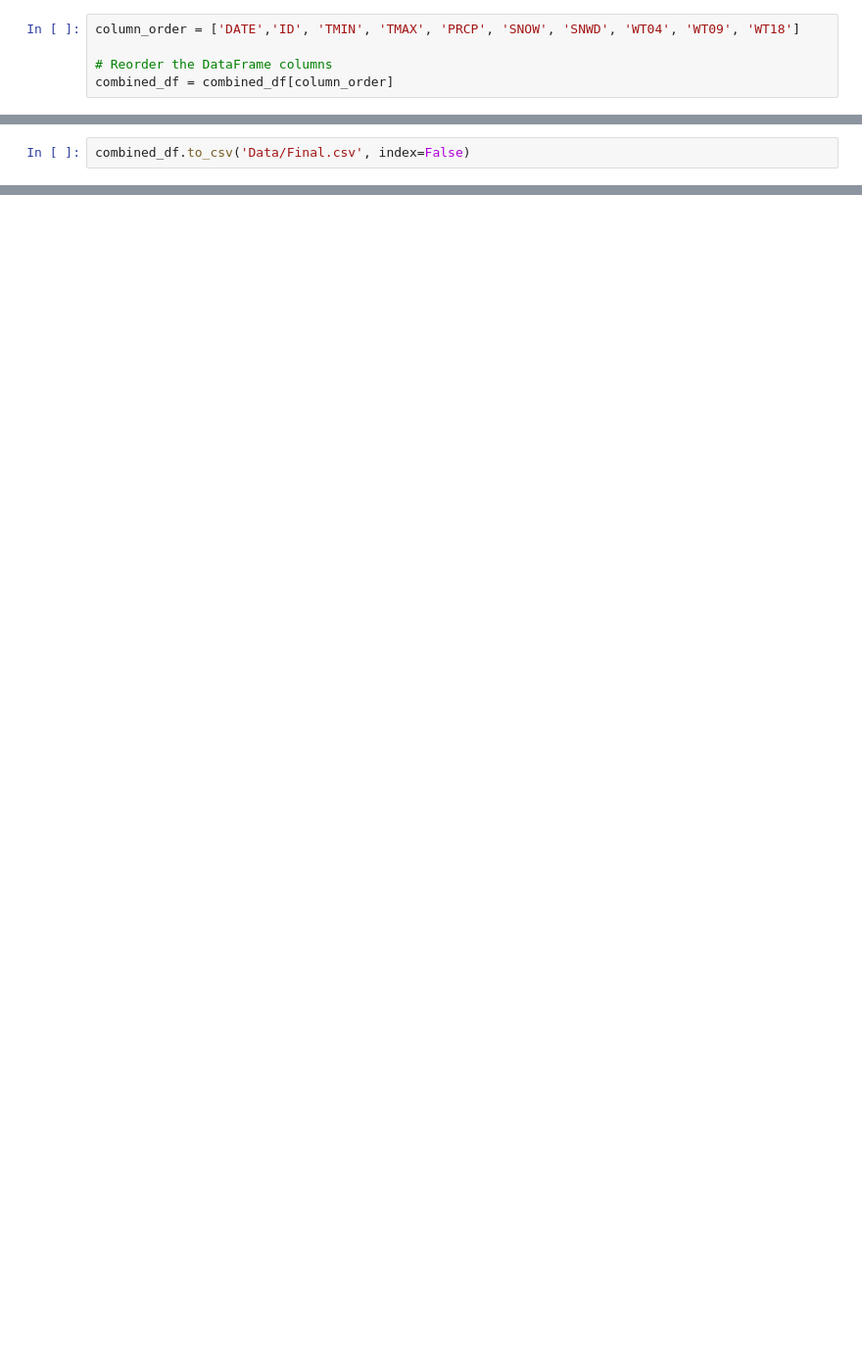
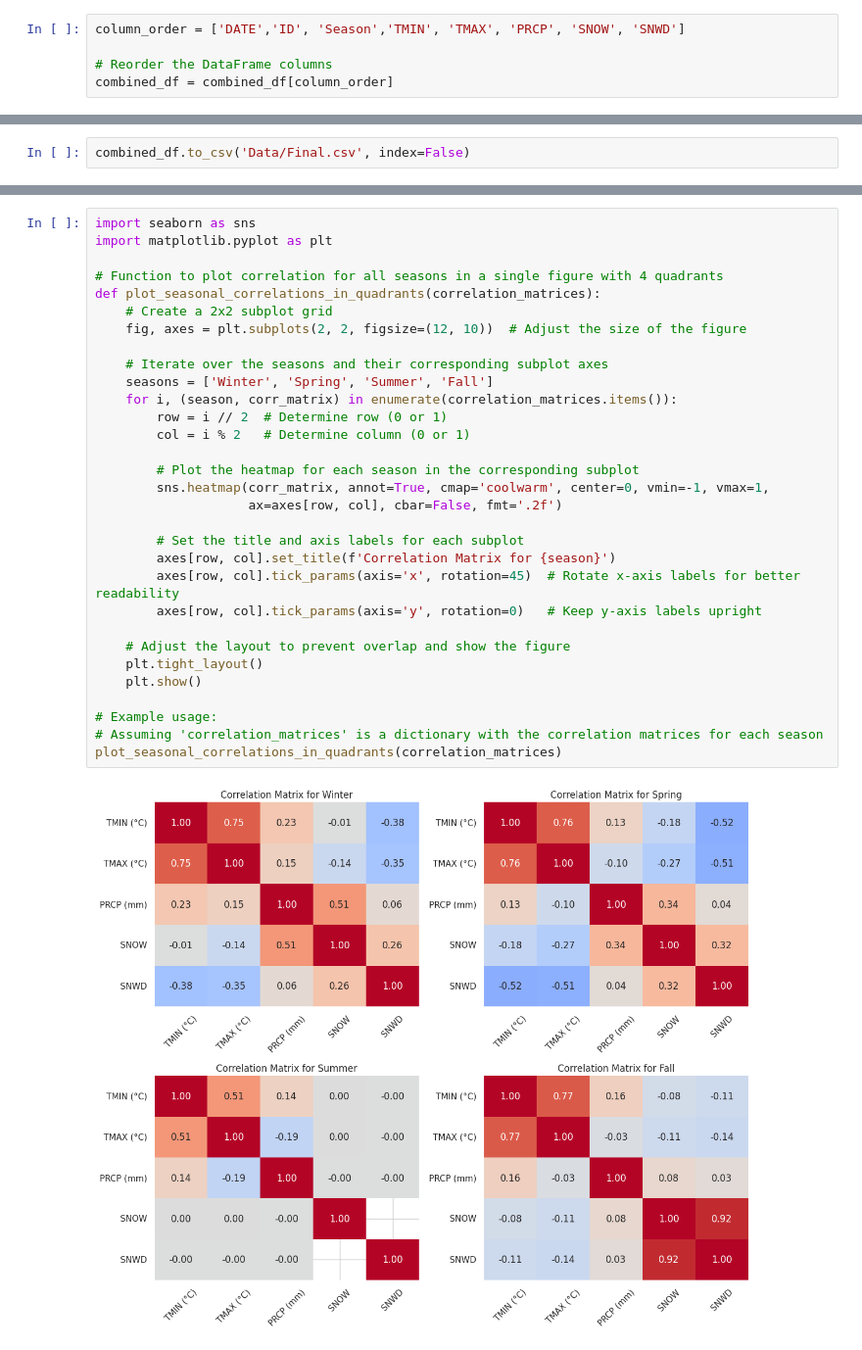
Before and after one commit to loki-k4/BlizzardX, a Jupyter notebook: project.ipynb, the cells around one changed output, grey strips where cells are left out. Shown at 98% size. Cells and saved outputs as stored; diff of their text form; blank space fills up the shorter version.

```diff
--- a/project.ipynb
+++ b/project.ipynb
@@ -464,5 +501,5 @@ print(combined_df.head())
 # %%
-column_order = ['DATE','ID', 'TMIN', 'TMAX', 'PRCP', 'SNOW', 'SNWD', 'WT04', 'WT09', 'WT18']
+column_order = ['DATE','ID', 'Season','TMIN', 'TMAX', 'PRCP', 'SNOW', 'SNWD']
 
 # Reorder the DataFrame columns
 combined_df = combined_df[column_order]
@@ -530,0 +599,33 @@ combined_df.to_csv('Data/Final.csv', index=False)
+# %%
+import seaborn as sns
+import matplotlib.pyplot as plt
+
+# Function to plot correlation for all seasons in a single figure with 4 quadrants
+def plot_seasonal_correlations_in_quadrants(correlation_matrices):
+    # Create a 2x2 subplot grid
+    fig, axes = plt.subplots(2, 2, figsize=(12, 10))  # Adjust the size of the figure
+
+    # Iterate over the seasons and their corresponding subplot axes
+    seasons = ['Winter', 'Spring', 'Summer', 'Fall']
+    for i, (season, corr_matrix) in enumerate(correlation_matrices.items()):
+        row = i // 2  # Determine row (0 or 1)
+        col = i % 2   # Determine column (0 or 1)
+
+        # Plot the heatmap for each season in the corresponding subplot
+        sns.heatmap(corr_matrix, annot=True, cmap='coolwarm', center=0, vmin=-1, vmax=1,
+                    ax=axes[row, col], cbar=False, fmt='.2f')
+
+        # Set the title and axis labels for each subplot
+        axes[row, col].set_title(f'Correlation Matrix for {season}')
+        axes[row, col].tick_params(axis='x', rotation=45)  # Rotate x-axis labels for better readability
+        axes[row, col].tick_params(axis='y', rotation=0)   # Keep y-axis labels upright
+
+    # Adjust the layout to prevent overlap and show the figure
+    plt.tight_layout()
+    plt.show()
+
+# Example usage:
+# Assuming 'correlation_matrices' is a dictionary with the correlation matrices for each season
+plot_seasonal_correlations_in_quadrants(correlation_matrices)
+# %% [output]
+[figure, added]
```
Also changed, not shown: parts of 12 cells of this notebook, 7 other files.
